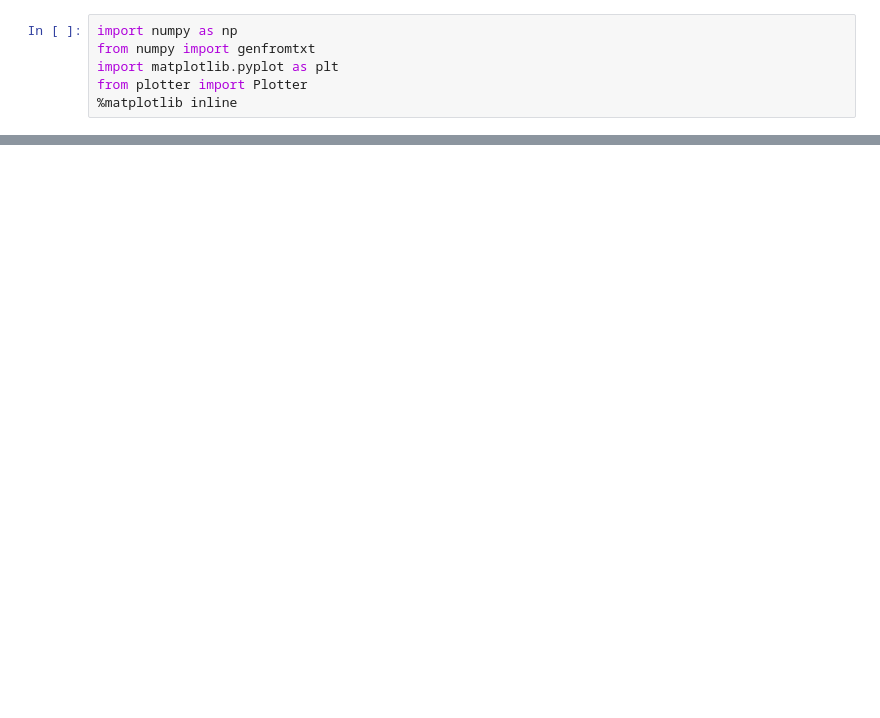
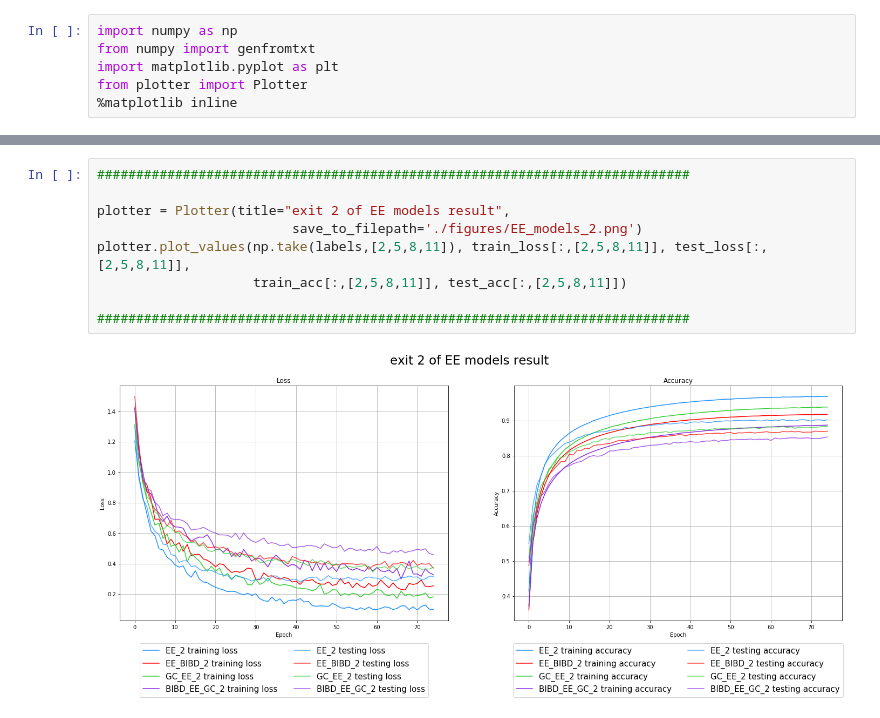
Before and after one commit to iid2019/iddl, a Jupyter notebook: resnet/plot_results.ipynb, the cells around one changed output, grey strips where cells are left out. Cells and saved outputs as stored; diff of their text form; blank space fills up the shorter version.

```diff
--- a/resnet/plot_results.ipynb
+++ b/resnet/plot_results.ipynb
@@ -68,0 +88,11 @@ plotter.plot_values(labels, train_loss, test_loss, train_acc, test_acc)   ##
+# %%
+############################################################################
+
+plotter = Plotter(title="exit 2 of EE models result",
+                         save_to_filepath='./figures/EE_models_2.png')
+plotter.plot_values(np.take(labels,[2,5,8,11]), train_loss[:,[2,5,8,11]], test_loss[:,[2,5,8,11]],
+                    train_acc[:,[2,5,8,11]], test_acc[:,[2,5,8,11]])
+
+############################################################################
+# %% [output]
+[figure, added]
```
Also changed, not shown: parts of 4 cells of this notebook, 4 other files.
